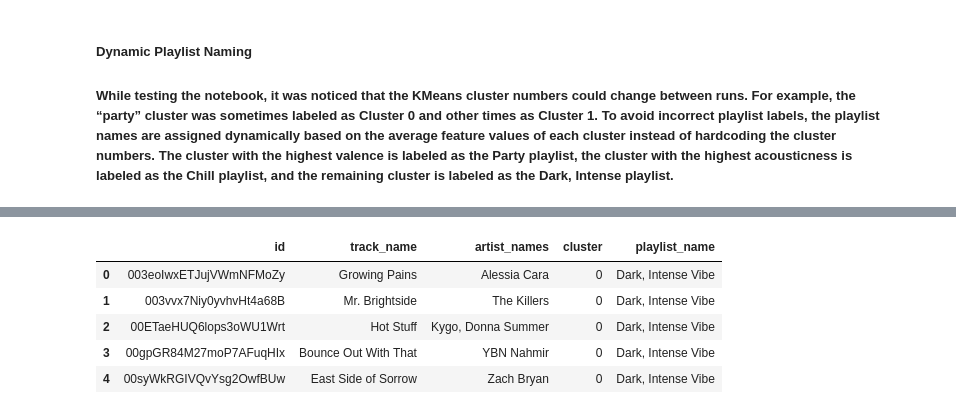
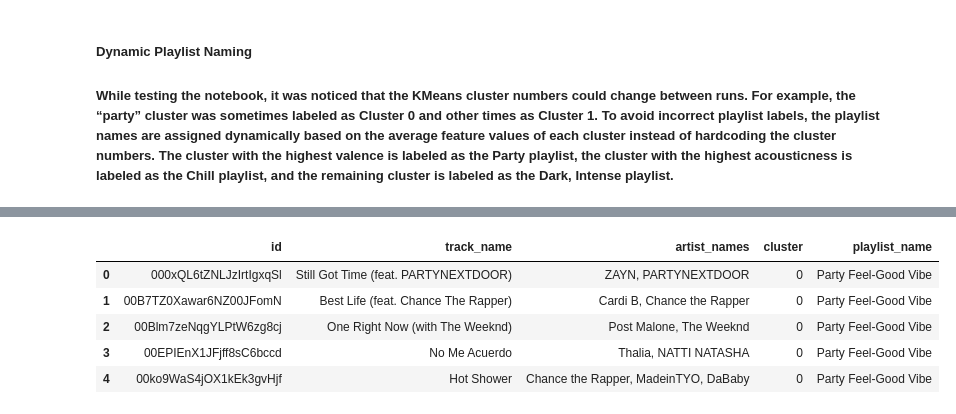
Before and after one commit to stavroulaalex/Python-BusinessIntelligence-Stav, a Jupyter notebook: project/project_stav.ipynb, the cells around one changed output, grey strips where cells are left out. Drawn from its saved outputs; the diff is of its cells as text; code cells hidden in the pictures.

```diff
--- a/project/project_stav.ipynb
+++ b/project/project_stav.ipynb
@@ -430,23 +405,19 @@ sp = spotipy.Spotify(
 )
 # %%
 # Load 10 songs from each exported playlist CSV
-dark_sample = pd.read_csv("dark_playlist.csv").head(10)
-party_sample = pd.read_csv("party_playlist.csv").head(10)
-chill_sample = pd.read_csv("chill_playlist.csv").head(10)
+party_sample = pd.read_csv("party_playlist.csv").head(30)
 
-playlist_sample_df = pd.concat(
-    [dark_sample, party_sample, chill_sample],
-    ignore_index=True
-)
+
+playlist_sample_df = pd.concat([party_sample],ignore_index=True)
 
 display(playlist_sample_df.head())
 # %% [output]
 |  | id | track_name | artist_names | cluster | playlist_name |
-| 0 | 003eoIwxETJujVWmNFMoZy | Growing Pains | Alessia Cara | 0 | Dark, Intense Vibe |
-| 1 | 003vvx7Niy0yvhvHt4a68B | Mr. Brightside | The Killers | 0 | Dark, Intense Vibe |
-| 2 | 00ETaeHUQ6lops3oWU1Wrt | Hot Stuff | Kygo, Donna Summer | 0 | Dark, Intense Vibe |
-| 3 | 00gpGR84M27moP7AFuqHIx | Bounce Out With That | YBN Nahmir | 0 | Dark, Intense Vibe |
-| 4 | 00syWkRGIVQvYsg2OwfBUw | East Side of Sorrow | Zach Bryan | 0 | Dark, Intense Vibe |
+| 0 | 000xQL6tZNLJzIrtIgxqSl | Still Got Time (feat. PARTYNEXTDOOR) | ZAYN, PARTYNEXTDOOR | 0 | Party Feel-Good Vibe |
+| 1 | 00B7TZ0Xawar6NZ00JFomN | Best Life (feat. Chance The Rapper) | Cardi B, Chance the Rapper | 0 | Party Feel-Good Vibe |
+| 2 | 00Blm7zeNqgYLPtW6zg8cj | One Right Now (with The Weeknd) | Post Malone, The Weeknd | 0 | Party Feel-Good Vibe |
+| 3 | 00EPIEnX1JFjff8sC6bccd | No Me Acuerdo | Thalia, NATTI NATASHA | 0 | Party Feel-Good Vibe |
+| 4 | 00ko9WaS4jOX1kEk3gvHjf | Hot Shower | Chance the Rapper, MadeinTYO, DaBaby | 0 | Party Feel-Good Vibe |
 # %%
 def get_spotify_metadata(track_name, artist_name):
     query = f"track:{track_name} artist:{artist_name}"
```
Also changed, not shown: parts of 13 cells of this notebook, 5 other files.
